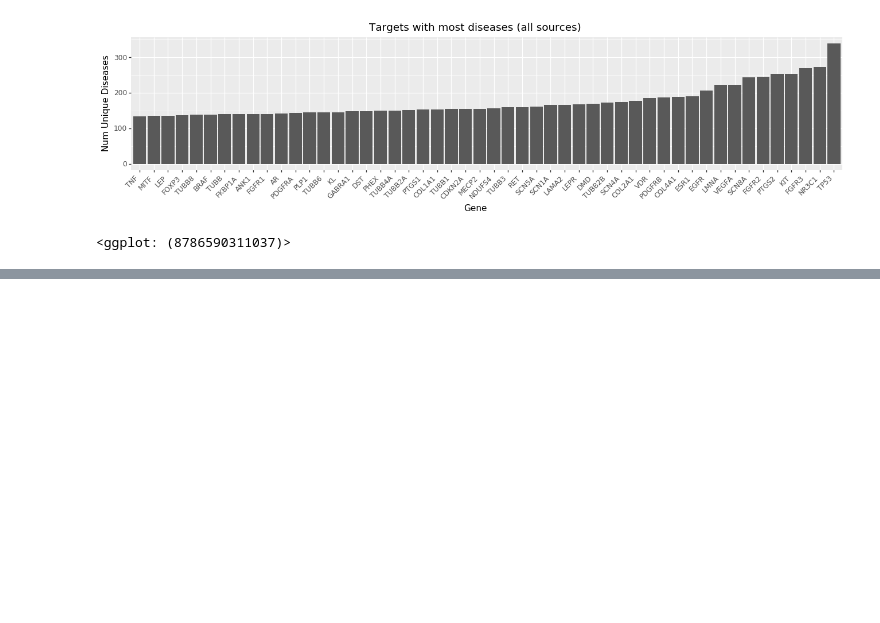
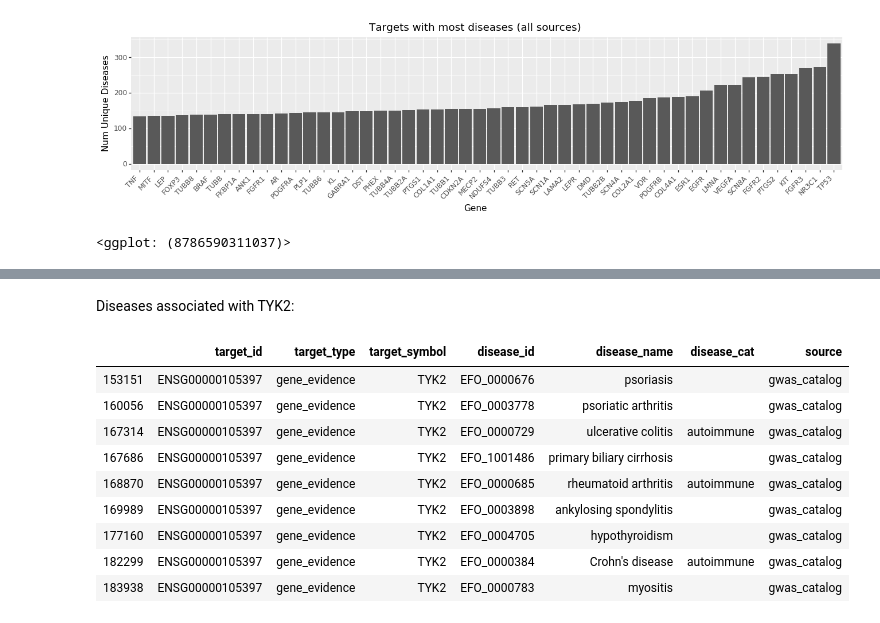
Before and after one commit to hammer/ot-ev, a Jupyter notebook: eda/data-pipeline/notebooks/evidence-eda.ipynb, the cells around one changed output, grey strips where cells are left out. Cells and saved outputs as stored; diff of their text form; code cells hidden in the pictures; blank space fills up the shorter version.

```diff
--- a/eda/data-pipeline/notebooks/evidence-eda.ipynb
+++ b/eda/data-pipeline/notebooks/evidence-eda.ipynb
@@ -594,0 +632,20 @@ plot_frequent_targets_with_disease(dftd.pipe(lambda df: df[df['source'] == 'gwas
+# %% [markdown]
+Diseases associated with TYK2:
+# %%
+(
+    dftd
+    .pipe(lambda df: df[df['source'] == 'gwas_catalog'])
+    .pipe(lambda df: df[df['target_symbol'] == 'TYK2'])
+    .drop_duplicates(subset=['target_symbol', 'disease_id', 'disease_name', 'disease_cat'])
+)
+# %% [output]
+|  | target_id | target_type | target_symbol | disease_id | disease_name | disease_cat | source |
+| 153151 | ENSG00000105397 | gene_evidence | TYK2 | EFO_0000676 | psoriasis |  | gwas_catalog |
+| 160056 | ENSG00000105397 | gene_evidence | TYK2 | EFO_0003778 | psoriatic arthritis |  | gwas_catalog |
+| 167314 | ENSG00000105397 | gene_evidence | TYK2 | EFO_0000729 | ulcerative colitis | autoimmune | gwas_catalog |
+| 167686 | ENSG00000105397 | gene_evidence | TYK2 | EFO_1001486 | primary biliary cirrhosis |  | gwas_catalog |
+| 168870 | ENSG00000105397 | gene_evidence | TYK2 | EFO_0000685 | rheumatoid arthritis | autoimmune | gwas_catalog |
+| 169989 | ENSG00000105397 | gene_evidence | TYK2 | EFO_0003898 | ankylosing spondylitis |  | gwas_catalog |
+| 177160 | ENSG00000105397 | gene_evidence | TYK2 | EFO_0004705 | hypothyroidism |  | gwas_catalog |
+| 182299 | ENSG00000105397 | gene_evidence | TYK2 | EFO_0000384 | Crohn's disease | autoimmune | gwas_catalog |
+| 183938 | ENSG00000105397 | gene_evidence | TYK2 | EFO_0000783 | myositis |  | gwas_catalog |
```
Also changed, not shown: parts of 10 cells of this notebook.
